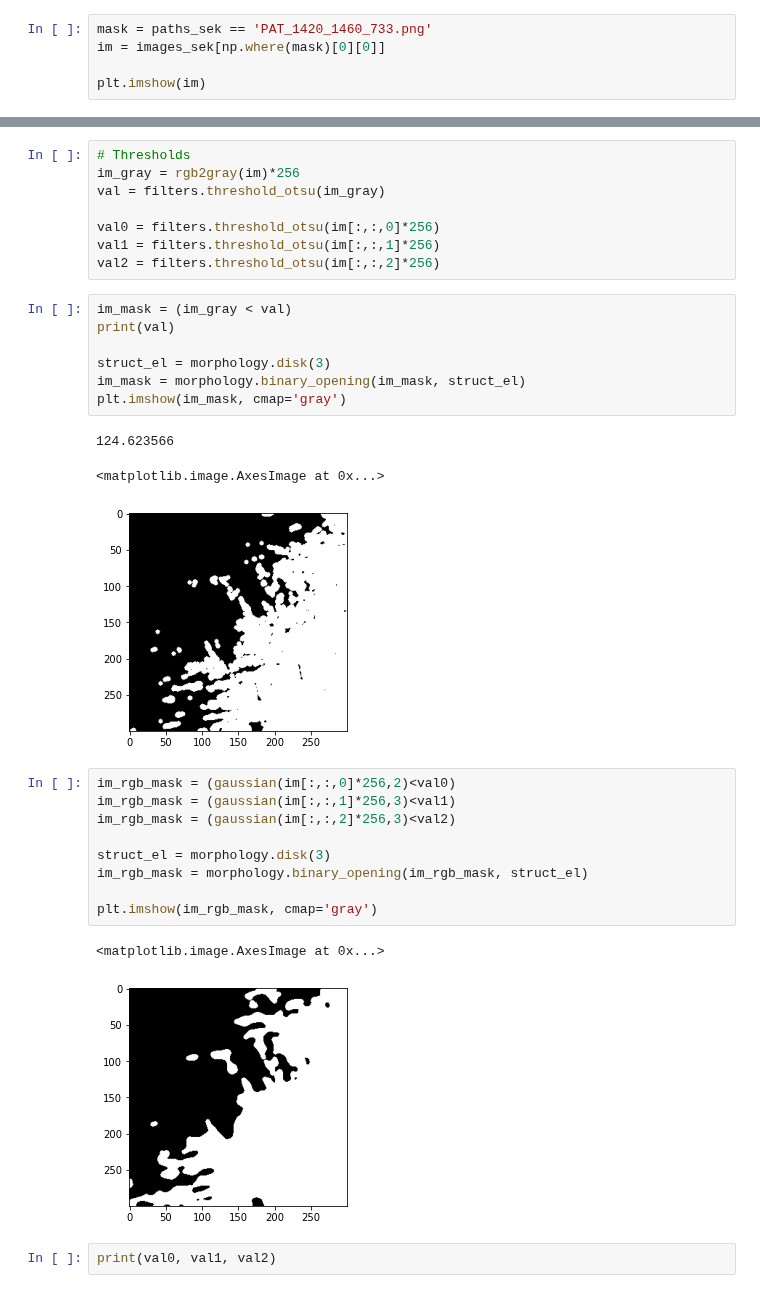
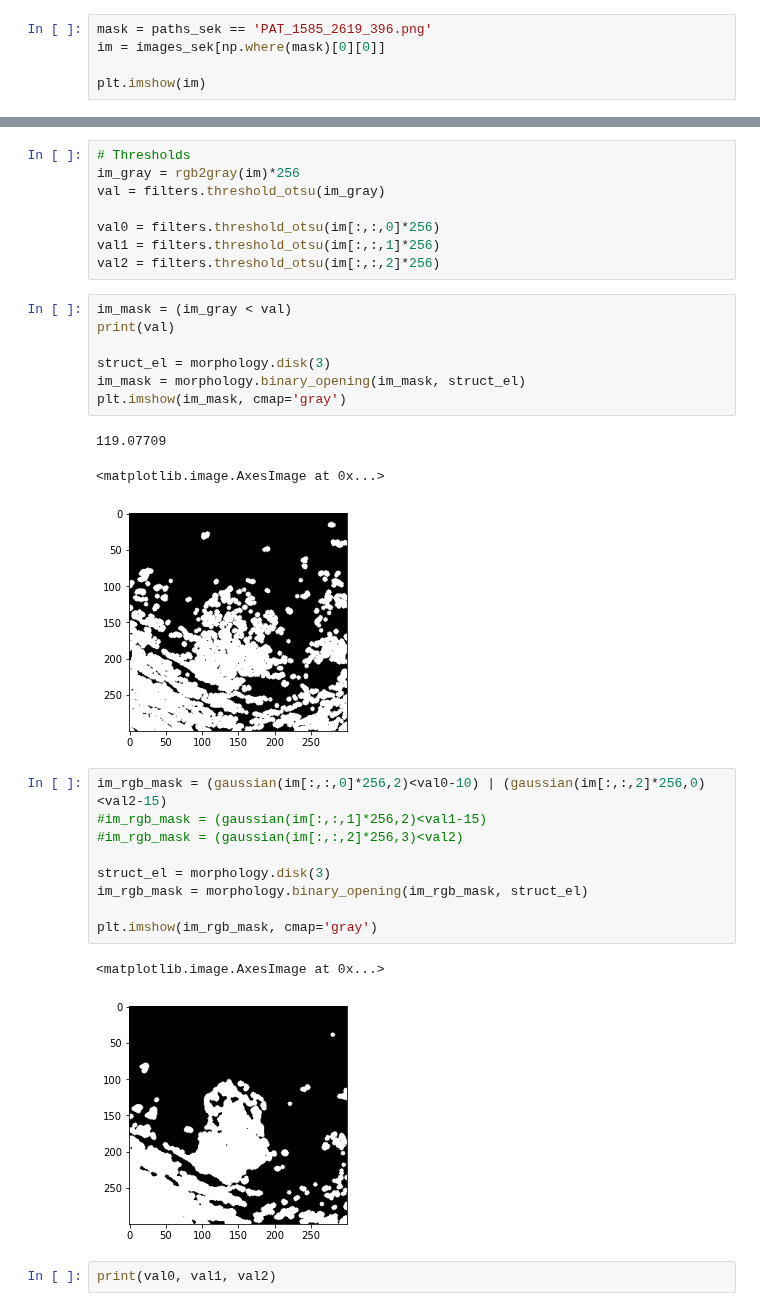
Before and after one commit to julielhagen/First-Year-Project, a Jupyter notebook: Segmentation.ipynb, the cells around one changed output, grey strips where cells are left out. Drawn from its saved outputs; the diff is of its cells as text.

```diff
--- a/Segmentation.ipynb
+++ b/Segmentation.ipynb
@@ -263,7 +263,7 @@ save_mask('PAT_1420_1460_733.png', im_mask)
 # %% [markdown]
 ### Manual
 # %%
-mask = paths_sek == 'PAT_1420_1460_733.png'
+mask = paths_sek == 'PAT_1585_2619_396.png'
 im = images_sek[np.where(mask)[0][0]]
 
 plt.imshow(im)
@@ -286,21 +286,21 @@ struct_el = morphology.disk(3)
 im_mask = morphology.binary_opening(im_mask, struct_el)
 plt.imshow(im_mask, cmap='gray')
 # %% [output]
-124.623566
+119.07709
 <matplotlib.image.AxesImage at 0x...>
-[figure, old version]
+[figure, new version]
 # %%
-im_rgb_mask = (gaussian(im[:,:,0]*256,2)<val0)
-im_rgb_mask = (gaussian(im[:,:,1]*256,3)<val1)
-im_rgb_mask = (gaussian(im[:,:,2]*256,3)<val2)
+im_rgb_mask = (gaussian(im[:,:,0]*256,2)<val0-10) | (gaussian(im[:,:,2]*256,0)<val2-15)
+#im_rgb_mask = (gaussian(im[:,:,1]*256,2)<val1-15)
+#im_rgb_mask = (gaussian(im[:,:,2]*256,3)<val2)
 
 struct_el = morphology.disk(3)
 im_rgb_mask = morphology.binary_opening(im_rgb_mask, struct_el)
 
 plt.imshow(im_rgb_mask, cmap='gray')
 # %% [output]
 <matplotlib.image.AxesImage at 0x...>
-[figure, old version]
+[figure, new version]
 # %%
 print(val0, val1, val2)
 # %% [output]
```
Also changed, not shown: parts of 3 cells of this notebook.
